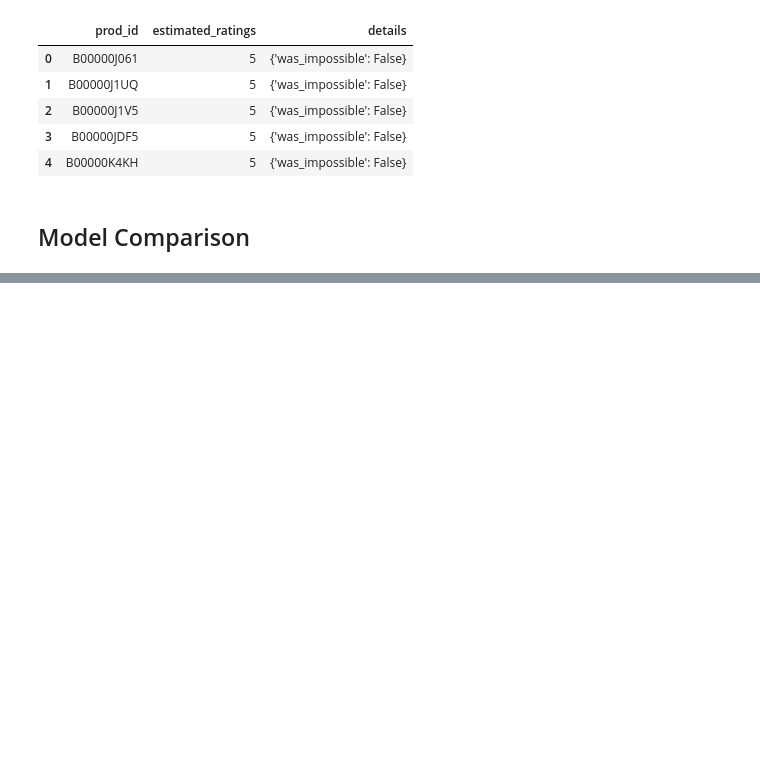
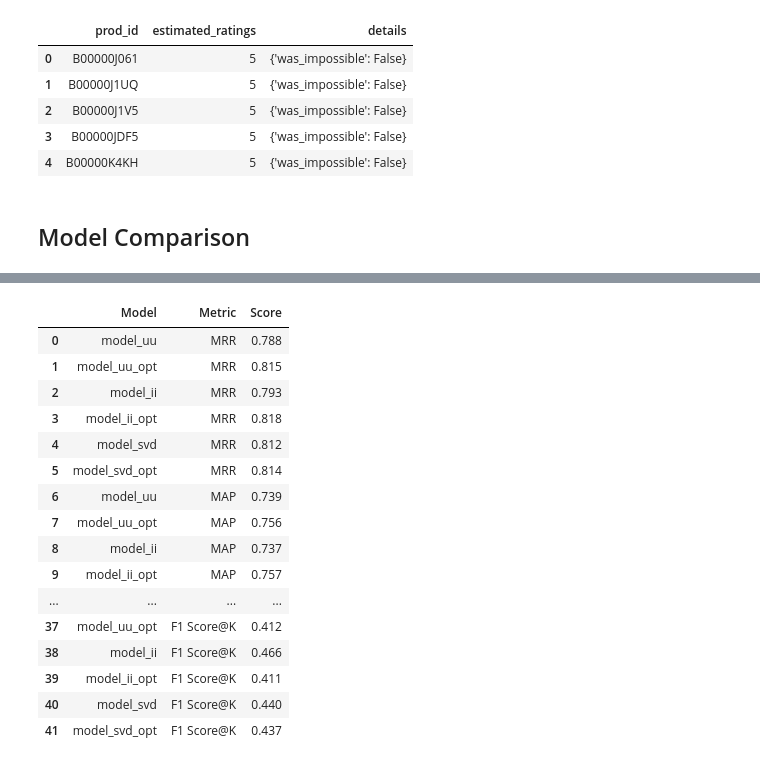
Before and after one commit to tmoesl/product-recommendation-system, a Jupyter notebook: notebooks/product_recommendation_system.ipynb, the cells around one changed output, grey strips where cells are left out. Cells and saved outputs as stored; diff of their text form; code cells hidden in the pictures; blank space fills up the shorter version.

```diff
--- a/notebooks/product_recommendation_system.ipynb
+++ b/notebooks/product_recommendation_system.ipynb
@@ -1396,0 +1554,20 @@ model_svd_opt  0.928      0.846   0.897     0.871
+# %%
+metrics_long
+# %% [output]
+|  | Model | Metric | Score |
+| 0 | model_uu | MRR | 0.788 |
+| 1 | model_uu_opt | MRR | 0.815 |
+| 2 | model_ii | MRR | 0.793 |
+| 3 | model_ii_opt | MRR | 0.818 |
+| 4 | model_svd | MRR | 0.812 |
+| 5 | model_svd_opt | MRR | 0.814 |
+| 6 | model_uu | MAP | 0.739 |
+| 7 | model_uu_opt | MAP | 0.756 |
+| 8 | model_ii | MAP | 0.737 |
+| 9 | model_ii_opt | MAP | 0.757 |
+| ... | ... | ... | ... |
+| 37 | model_uu_opt | F1 Score@K | 0.412 |
+| 38 | model_ii | F1 Score@K | 0.466 |
+| 39 | model_ii_opt | F1 Score@K | 0.411 |
+| 40 | model_svd | F1 Score@K | 0.440 |
+| 41 | model_svd_opt | F1 Score@K | 0.437 |
```
Also changed, not shown: parts of 34 cells of this notebook.
